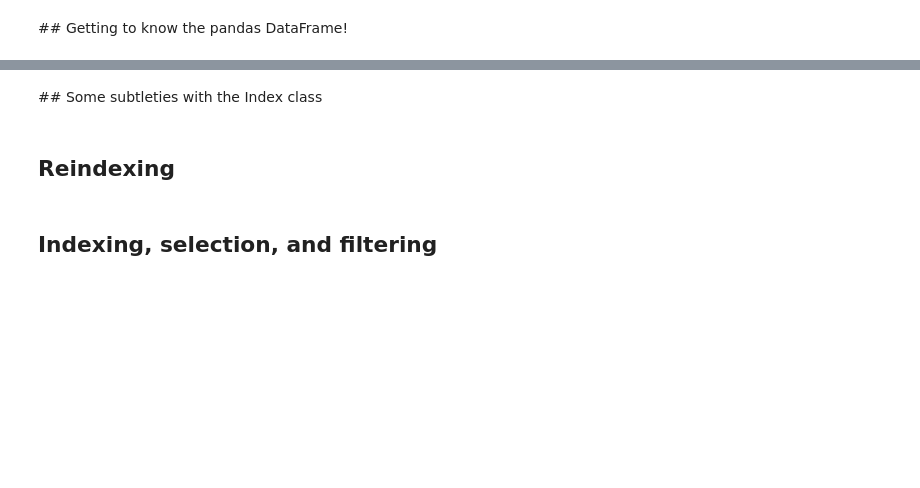
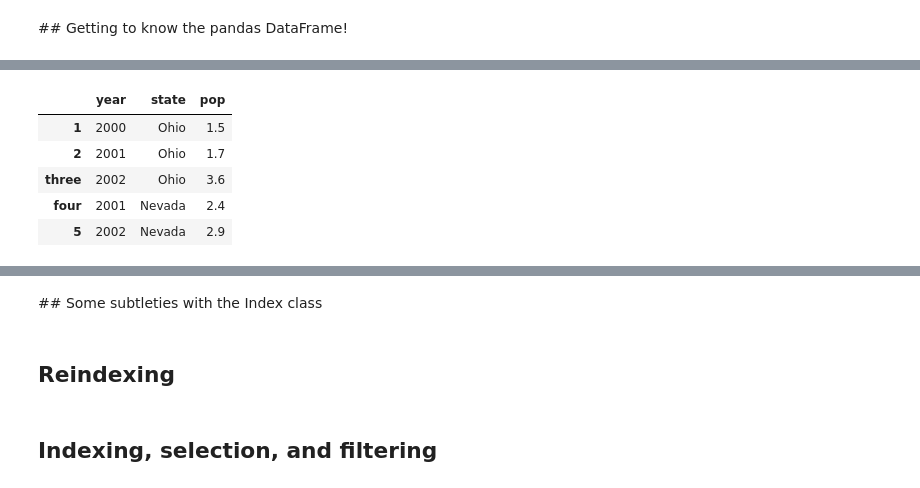
Before and after one commit to krlee227/DoE_Course_Material, a Jupyter notebook: Week_1/Workshop_3/Using_Pandas.ipynb, the cells around one changed output, grey strips where cells are left out. Drawn from its saved outputs; the diff is of its cells as text; code cells hidden in the pictures; blank space fills up the shorter version.

```diff
--- a/Week_1/Workshop_3/Using_Pandas.ipynb
+++ b/Week_1/Workshop_3/Using_Pandas.ipynb
@@ -282,9 +329,16 @@ frame # this looks nicer than print(frame) if it's the final / only output of th
 # %%
 # If you specify a sequence of columns, the DataFrame’s columns will be exactly what you pass:
 
-frame = DataFrame(data, columns=['year', 'state', 'pop'])
+frame = DataFrame(data, columns=['year','state','pop'], index=['1','2','three','four','5'])
 
 frame
+# %% [output]
+|  | year | state | pop |
+| 1 | 2000 | Ohio | 1.5 |
+| 2 | 2001 | Ohio | 1.7 |
+| three | 2002 | Ohio | 3.6 |
+| four | 2001 | Nevada | 2.4 |
+| 5 | 2002 | Nevada | 2.9 |
 # %%
 # As with Series, if you pass a column that isn’t contained in data, it will appear with NA
 # values in the result:
```
Also changed, not shown: parts of 8 cells of this notebook, 48 other files.
